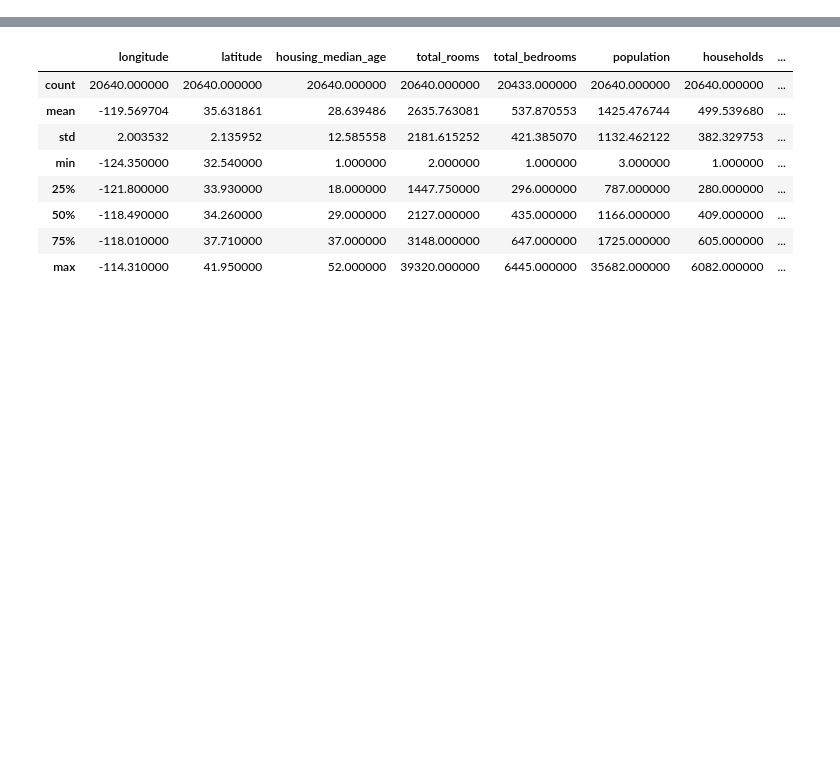
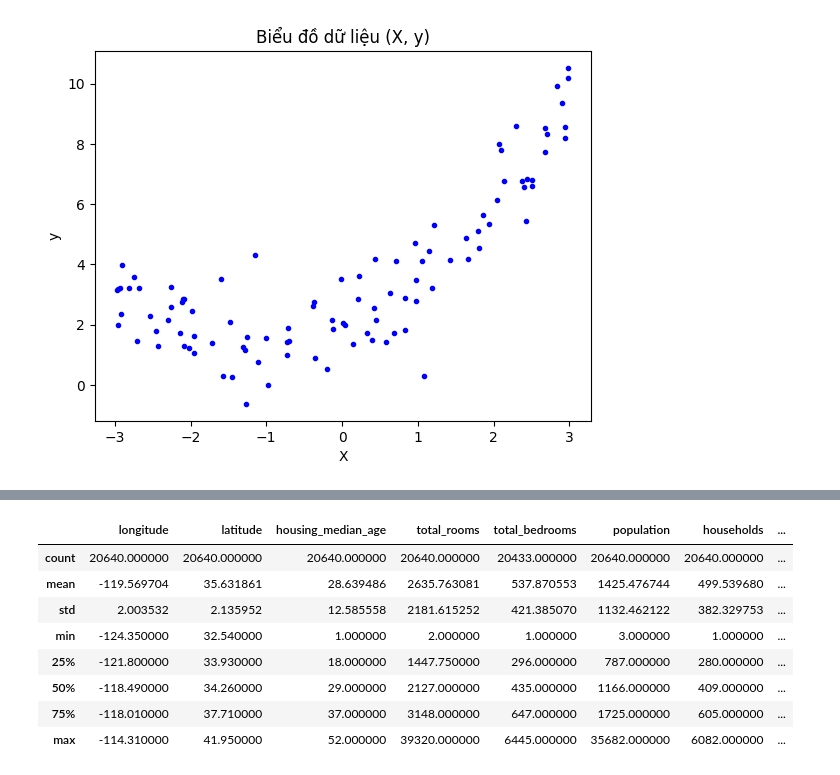
Before and after one commit to Junkohoutarou/Statistical-Machine-Learning, a Jupyter notebook: California Housing Price..ipynb, the cells around one changed output, grey strips where cells are left out. Cells and saved outputs as stored; diff of their text form; code cells hidden in the pictures; blank space fills up the shorter version.

```diff
--- a/California Housing Price..ipynb
+++ b/California Housing Price..ipynb
@@ -6,0 +7,23 @@
+# %%
+#Các bước tương tự bài 1
+import numpy as np
+import matplotlib.pyplot as plt
+from sklearn.preprocessing import PolynomialFeatures#chuyển giá trị trong X và X_new về thành dạng bậc 2
+from sklearn.linear_model import LinearRegression
+
+# Khởi tạo dữ liệu huấn luyện
+m = 100
+X = 6 * np.random.rand(m, 1) - 3
+y = 0.5 * X**2 + X + 2 + np.random.randn(m, 1)
+
+# Thêm giá trị bias_term vào dữ liệu X ban đầu
+X_b = np.c_[np.ones((100, 1)), X]
+
+# Vẽ biểu đồ
+plt.plot(X, y,"b.")
+plt.xlabel("X")
+plt.ylabel("y")
+plt.title("Biểu đồ dữ liệu (X, y)")
+plt.show()
+# %% [output]
+[figure, added]
```
Also changed, not shown: parts of 52 cells of this notebook, 1 other file.
